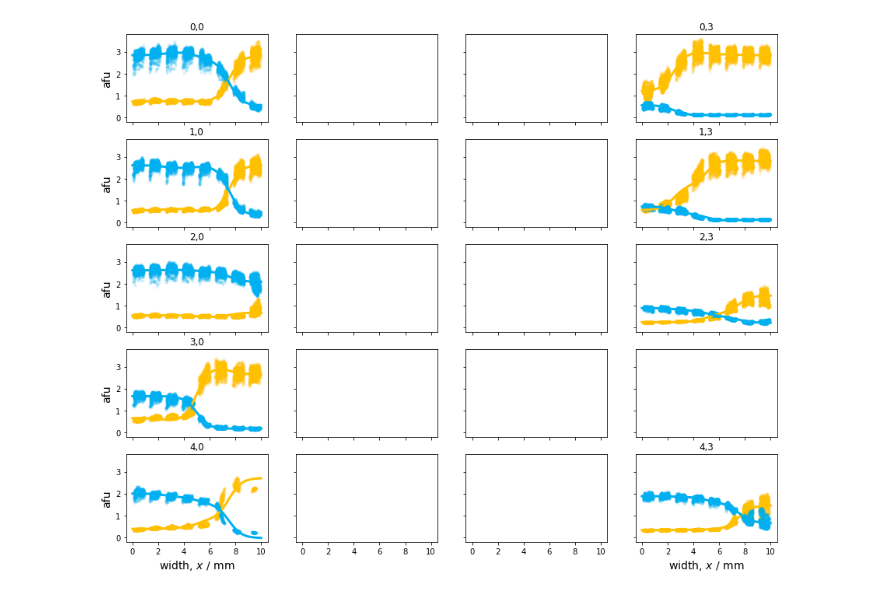
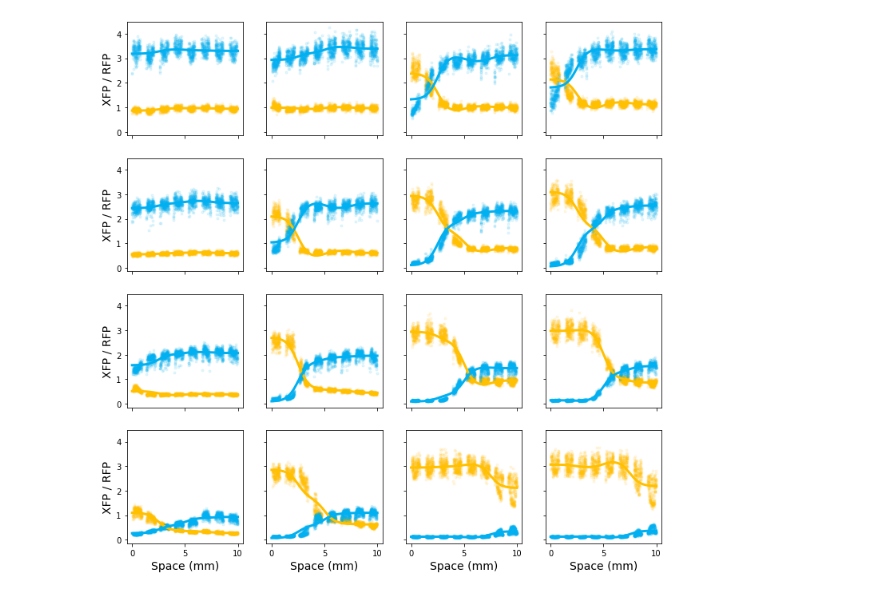
Before and after one commit to gszep/double-exclusive-reporter, a Jupyter notebook: data/microscopy/bulk-processing.ipynb, the cells around one changed output. Saved outputs shown, nothing was run; the diff lists cells and outputs as text; code cells hidden in the pictures.

```diff
--- a/data/microscopy/bulk-processing.ipynb
+++ b/data/microscopy/bulk-processing.ipynb
@@ -133,0 +127,26 @@ cbar.set_label('YFP vs CFP (a.u.)', rotation=270, fontsize=20,labelpad=15)
+# %%
+n_grid = 3
+fig, axs = subplots(n_grid,n_grid,figsize=(15,12),sharex=True,sharey=True)
+axs[0,0].invert_yaxis()
+
+for i,j in product(range(n_grid),range(n_grid)):
+
+    hyperstack_region = io.imread('./20191121/{}-{}.tif'.format(i,j))
+    xx,tt,predictions,yfp_steady_state,cfp_steady_state = fit( hyperstack_region.astype(float) )
+
+    cs = axs[i,j].contourf(10*xx,tt,arcsinh(predictions[...,1]-predictions[...,0]),
+                           levels=linspace(-3,3,11), cmap='cyanyellow',vmin=-3,vmax=3)
+
+    difference = predictions[...,0].T-predictions[...,1].T
+    difference[(tt<10).T] = NaN
+    axs[i,j].contour(10*xx.T,tt.T,difference,levels=[0],colors=['black'],linewidths=[3])
+
+    axs[i,j].set_xlabel('Space (mm)',fontsize=14)
+    axs[i,j].set_ylabel('Time (hours)',fontsize=14)
+
+for ax in axs.flat:
+    ax.label_outer()
+
+cbar = fig.colorbar(cs, ax=axs.ravel().tolist())
+cbar.set_label('YFP vs CFP (a.u.)', rotation=270, fontsize=20,labelpad=15)
+savefig('../../output/kymograph.pdf')
@@ -134,22 +155,26 @@ cbar.set_label('YFP vs CFP (a.u.)', rotation=270, fontsize=20,labelpad=15)
 # %%
-fig, axs = subplots(5,4,figsize=(15,12),sharex=True,sharey=True)
-for (i,j),(miny, minx, maxy, maxx) in regions:
+n_grid = 4
+fig, axs = subplots(n_grid,n_grid,figsize=(12,12),sharex=True,sharey=True)
+cfp,yfp,rfp = 0,1,2
 
-    hyperstack_region = hyperstack[:,miny:maxy,minx:maxx,:]
+for i,j in product(range(n_grid),range(n_grid)):
+
+    hyperstack_region = io.imread('./20200108/{}-{}.tif'.format(i,j))
     data = hyperstack_region.astype(float)
     xx,tt,predictions,yfp_steady_state,cfp_steady_state = fit( data )
 
-    axs[i,j].set_title('{},{}'.format(i,j))
     axs[i,j].plot(10*xx[0],data[-1,...,yfp].T,'.',color='#ffc000',alpha=0.1)
     axs[i,j].plot(10*xx[0],data[-1,...,cfp].T,'.',color='#00b0f0',alpha=0.1)
 
     axs[i,j].plot(10*xx[0],yfp_steady_state.predict(xx[0].reshape(-1,1)),color='#ffc000',linewidth=3)
     axs[i,j].plot(10*xx[0],cfp_steady_state.predict(xx[0].reshape(-1,1)),color='#00b0f0',linewidth=3)
 
-    axs[i,j].set_xlabel('width, $x$ / mm',fontsize=14)
-    axs[i,j].set_ylabel('afu',fontsize=14)
+    axs[i,j].set_xlabel('Space (mm)',fontsize=14)
+    axs[i,j].set_ylabel('XFP / RFP',fontsize=14)
 
 for ax in axs.flat:
     ax.label_outer()
+
+savefig('../../output/steady-states.png',dpi=170)
 # %% [output]
-[figure, old version]
+[figure, new version]
```
Also changed, not shown: parts of 9 cells of this notebook, 43 other files.
